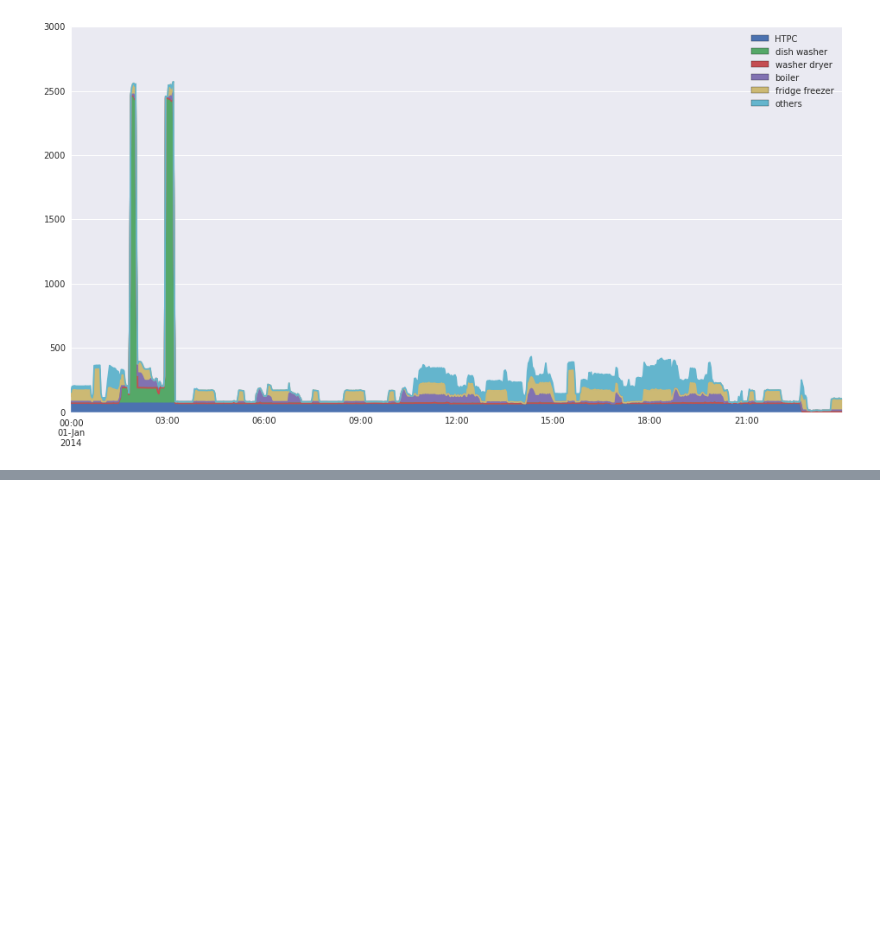
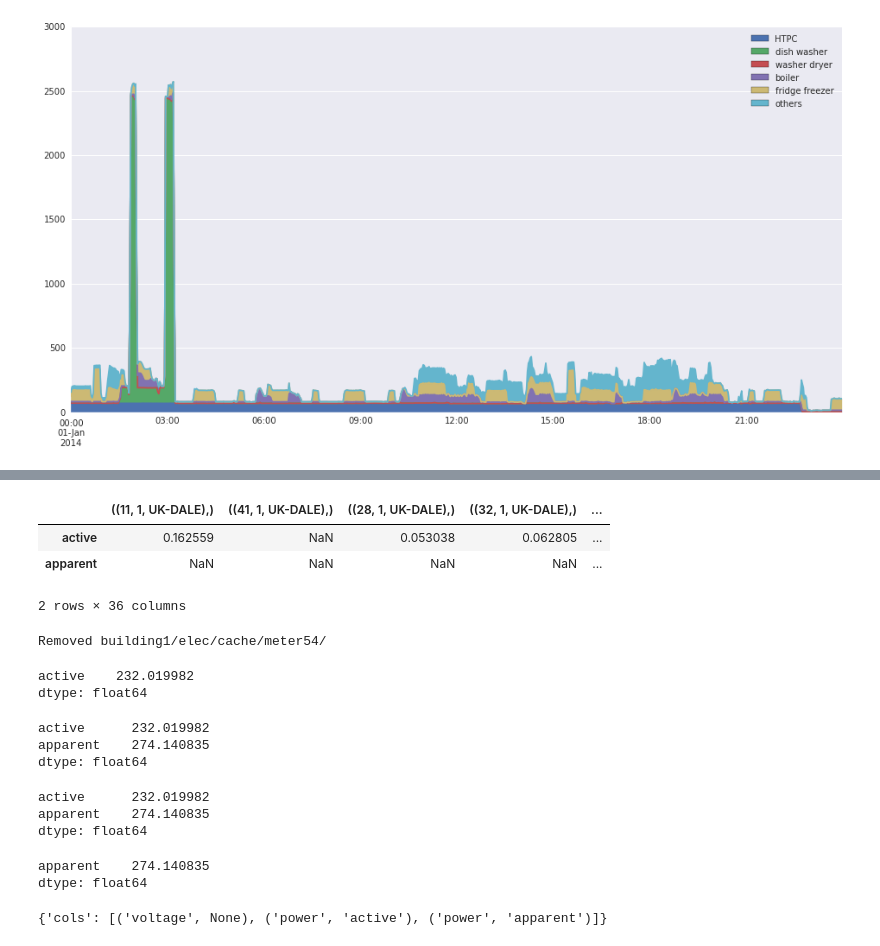
Before and after one commit to nilmtk/nilmtk, a Jupyter notebook: notebooks/dataset_statistics.ipynb, the cells around one changed output, grey strips where cells are left out. Saved outputs shown, nothing was run; the diff lists cells and outputs as text; code cells hidden in the pictures; blank space fills up the shorter version.

```diff
--- a/notebooks/dataset_statistics.ipynb
+++ b/notebooks/dataset_statistics.ipynb
@@ -77,3 +77,5 @@ Done loading data all meters for this chunk.
 Done loading data all meters for this chunk.
 <matplotlib.axes._subplots.AxesSubplot at 0x...>
 [figure]
+# %%
+energy_per_meter = grouped.energy_per_meter(per_period='D')
@@ -79,0 +89,36 @@ Done loading data all meters for this chunk.
+# %%
+energy_per_meter
+# %% [output]
+|  | ((11, 1, UK-DALE),) | ((41, 1, UK-DALE),) | ((28, 1, UK-DALE),) | ((32, 1, UK-DALE),) | ... |
+| active | 0.162559 | NaN | 0.053038 | 0.062805 | ... |
+| apparent | NaN | NaN | NaN | NaN | ... |
+2 rows × 36 columns
+# %%
+elec.mains().clear_cache()
+elec.mains().total_energy(ac_type='best')
+# %% [output]
+Removed building1/elec/cache/meter54/
+active    232.019982
+dtype: float64
+# %%
+elec.mains().total_energy()
+# %% [output]
+active      232.019982
+apparent    274.140835
+dtype: float64
+# %%
+elec.mains().total_energy()
+# %% [output]
+active      232.019982
+apparent    274.140835
+dtype: float64
+# %%
+elec.mains().total_energy(ac_type='apparent')
+# %% [output]
+apparent    274.140835
+dtype: float64
+# %%
+mains = elec.mains()
+mains._convert_physical_quantity_and_ac_type_to_cols()
+# %% [output]
+{'cols': [('voltage', None), ('power', 'active'), ('power', 'apparent')]}
```
Also changed, not shown: parts of 8 cells of this notebook, 5 other files.
